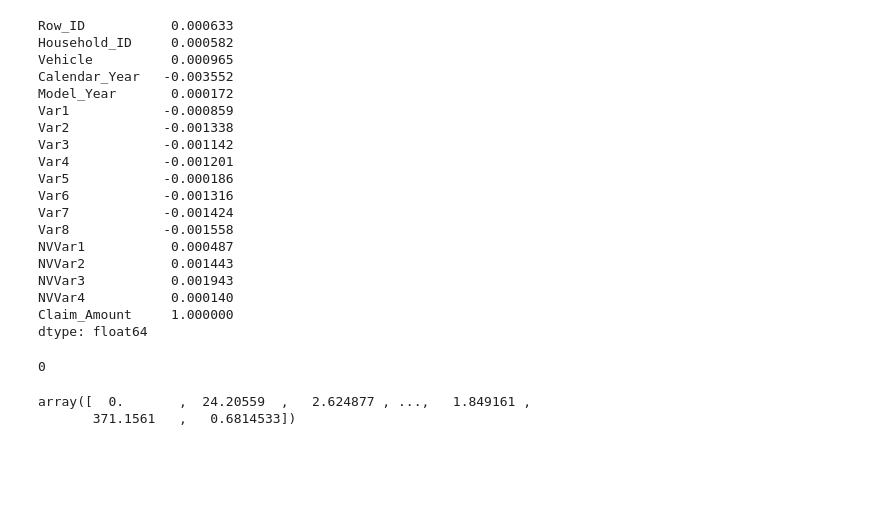
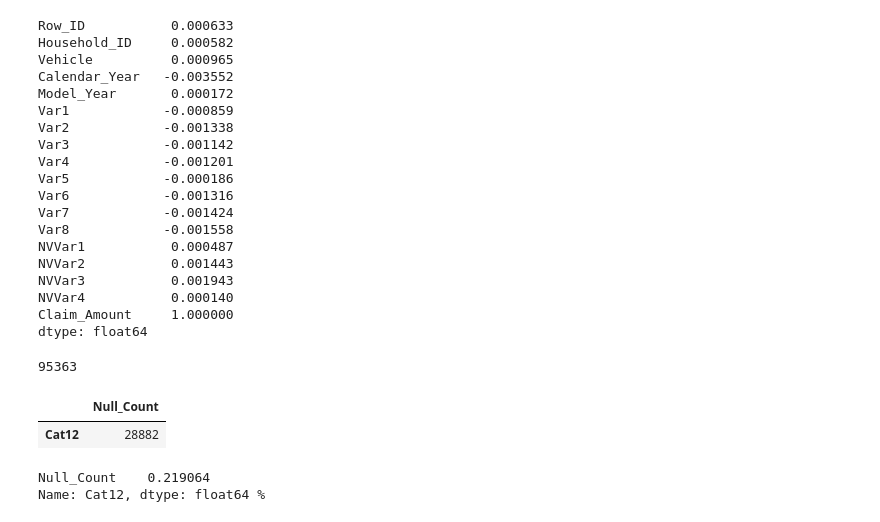
Before and after one commit to AnoopCA/Vehicle_Insurance_Claims_Prediction, a Jupyter notebook: Claims_Prediction.ipynb, the cells around one changed output. Drawn from its saved outputs; the diff is of its cells as text; code cells hidden in the pictures; blank space fills up the shorter version.

```diff
--- a/Claims_Prediction.ipynb
+++ b/Claims_Prediction.ipynb
@@ -306,12 +283,18 @@ NVVar3           0.001943
 NVVar4           0.000140
 Claim_Amount     1.000000
 dtype: float64
-# %%
-sum(test_data['Claim_Amount'])
-# %% [output]
-0
 # %%
-train_data['Claim_Amount'].unique()
+train_data['Claim_Amount'].nunique()
 # %% [output]
-array([  0.       ,  24.20559  ,   2.624877 , ...,   1.849161 ,
-       371.1561   ,   0.6814533])
+95363
+# %%
+null_count = pd.DataFrame(train_data.isnull().sum(), columns=['Null_Count'])
+null_count[null_count['Null_Count'] > 0]
+# %% [output]
+|  | Null_Count |
+| Cat12 | 28882 |
+# %%
+print(null_count[null_count['Null_Count'] > 0].loc['Cat12'] / len(train_data) * 100, "%")
+# %% [output]
+Null_Count    0.219064
+Name: Cat12, dtype: float64 %
```
Also changed, not shown: parts of 3 cells of this notebook.
